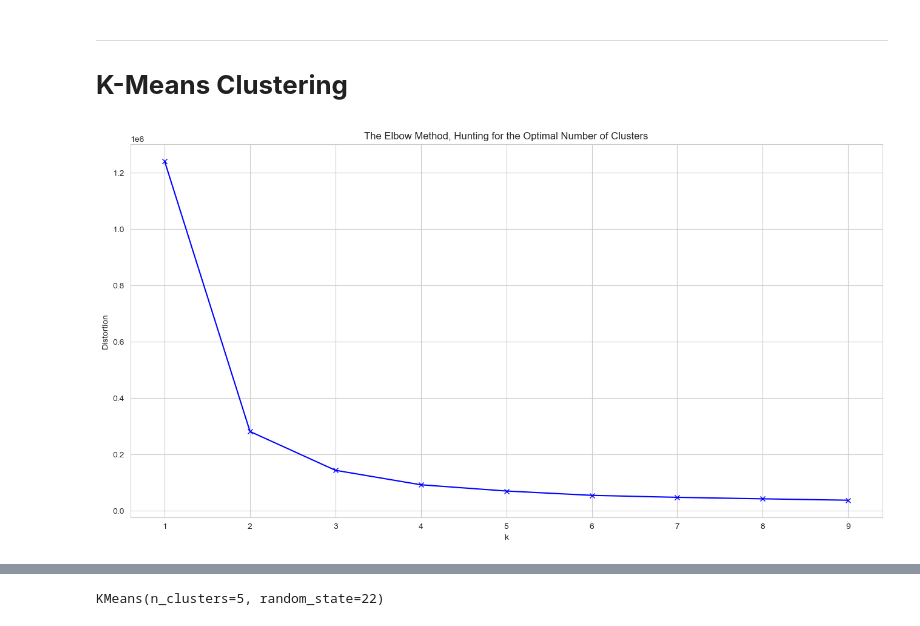
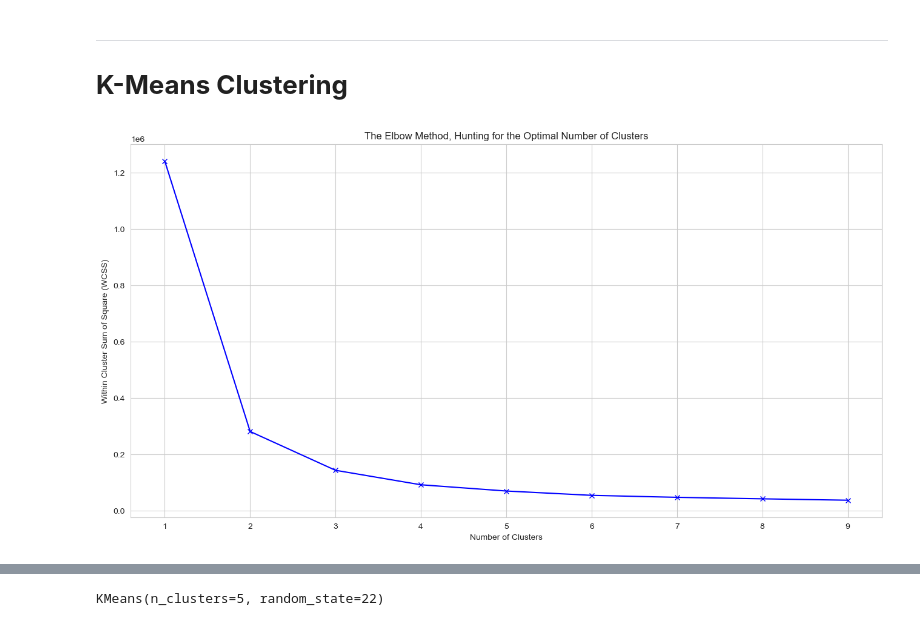
Before and after one commit to dustin-weems/python, a Jupyter notebook: cluster_analysis/fantasy_baseball/cluster_analysis_on_batter_projections.ipynb, the cells around one changed output, grey strips where cells are left out. Cells and saved outputs as stored; diff of their text form; code cells hidden in the pictures.

```diff
--- a/cluster_analysis/fantasy_baseball/cluster_analysis_on_batter_projections.ipynb
+++ b/cluster_analysis/fantasy_baseball/cluster_analysis_on_batter_projections.ipynb
@@ -88,13 +91,13 @@ for k in range(1,10):
     kmeanModel.fit(projections_df[categories])
     distortions.append(kmeanModel.inertia_)
 # %%
-# plotting the cost function to evaluate the optimal k - in retrospect, 3 clusters were sufficient
+# plotting the cost function to evaluate the optimal k
 sns.set_style("whitegrid")
 plt.figure(figsize=(16,8))
 plt.plot(range(1,10), distortions, 'bx-')
-plt.xlabel('k')
-plt.ylabel('Distortion')
+plt.xlabel('Number of Clusters')
+plt.ylabel('Within Cluster Sum of Square (WCSS)')
 plt.title('The Elbow Method, Hunting for the Optimal Number of Clusters')
 plt.show()
 # %% [output]
-[figure, old version]
+[figure, new version]
```
Also changed, not shown: parts of 2 cells of this notebook.
